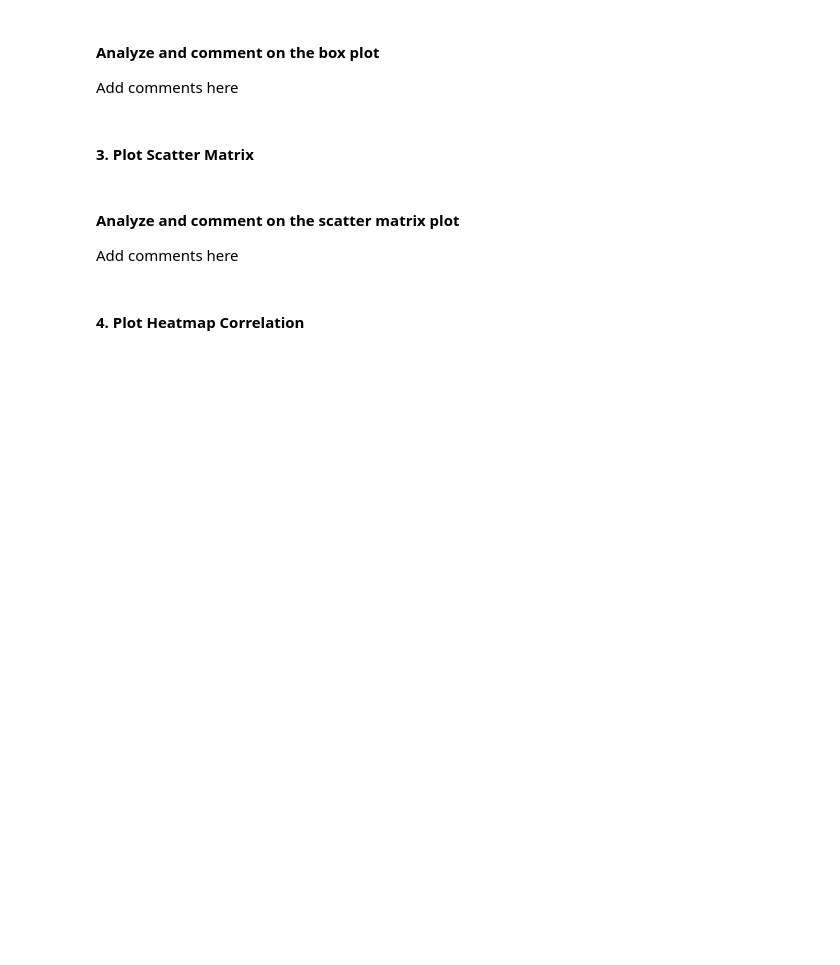
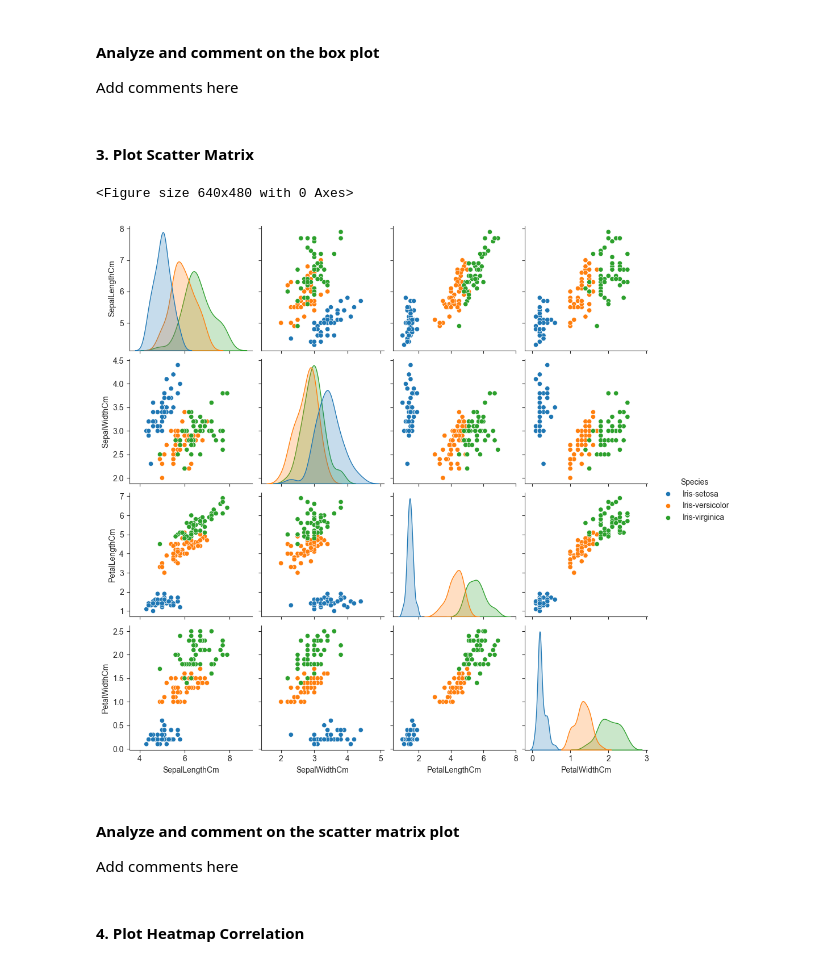
Before and after one commit to timothyjameslim/ML, a Jupyter notebook: Assignment 1/CS372 Assignment1_Answer.ipynb, the cells around one changed output. Drawn from its saved outputs; the diff is of its cells as text; code cells hidden in the pictures; blank space fills up the shorter version.

```diff
--- a/Assignment 1/CS372 Assignment1_Answer.ipynb
+++ b/Assignment 1/CS372 Assignment1_Answer.ipynb
@@ -100,6 +89,15 @@ Add comments here
 Add comments here
 # %% [markdown]
 #### **3.** Plot Scatter Matrix
+# %%
+plt.figure()
+sns.set_style("ticks")
+sns.pairplot(ds, hue="Species")
+plt.savefig('scatter.jpg', format='jpg')
+plt.show()
+# %% [output]
+<Figure size 640x480 with 0 Axes>
+[figure, added]
 # %% [markdown]
 #### **Analyze and comment on the scatter matrix plot**
 
```
Also changed, not shown: parts of 9 cells of this notebook, 6 other files.
